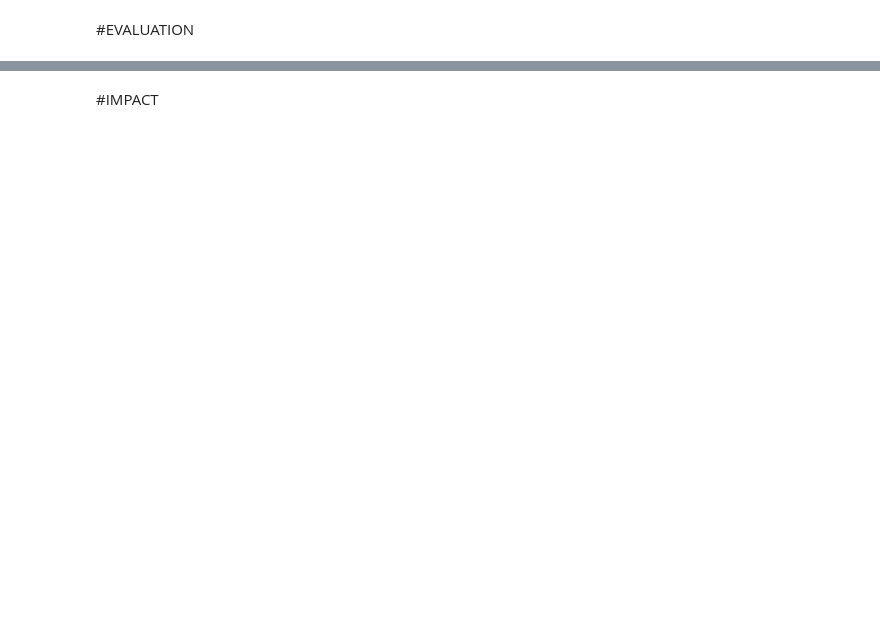
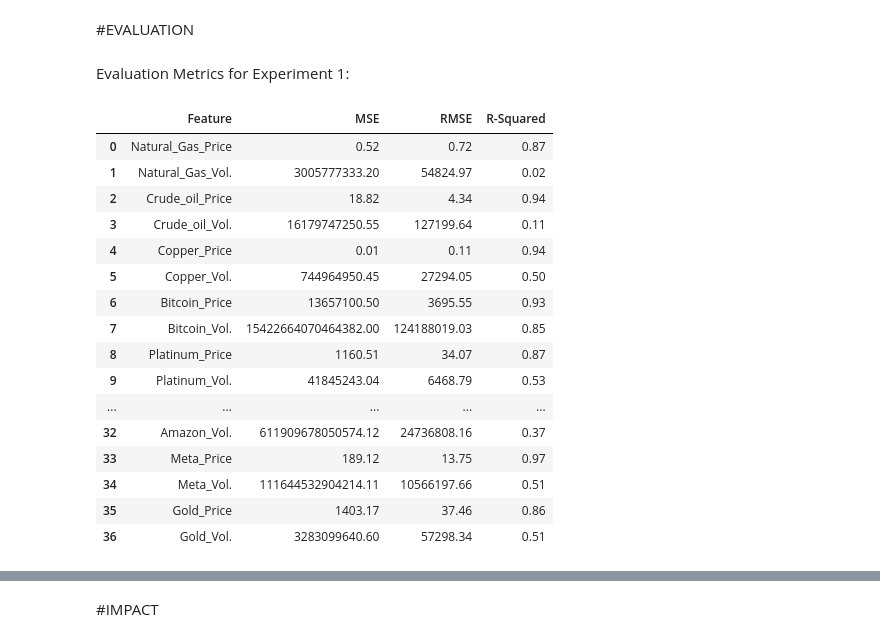
Before and after one commit to ccopenh1/3162-final-project, a Jupyter notebook: 3162_Final_Project_Group7.ipynb, the cells around one changed output, grey strips where cells are left out. Saved outputs shown, nothing was run; the diff lists cells and outputs as text; code cells hidden in the pictures; blank space fills up the shorter version.

```diff
--- a/3162_Final_Project_Group7.ipynb
+++ b/3162_Final_Project_Group7.ipynb
@@ -21,0 +366,42 @@ The dataset we will utilize for our project is sourced from an extensive examina
+# %%
+prediction_results = []
+# %%
+# Iterate over each feature column
+for feature in feature_columns:
+    # Exclude the current feature from the list of features
+    features_to_use = [col for col in feature_columns if col != feature]
+
+    # Prepare the data
+    X = numeric_data[features_to_use]
+    y = numeric_data[feature]
+
+    # Split the data into training and testing sets
+    X_train, X_test, y_train, y_test = train_test_split(X, y, test_size=0.2, random_state=42)
+
+    # Create and fit the linear regression model
+    model1 = LinearRegression()
+    model1.fit(X_train, y_train)
+
+    # Make predictions
+    y_pred = model1.predict(X_test)
+
+    # Evaluate the model
+    mse = mean_squared_error(y_test, y_pred)
+    rmse = mean_squared_error(y_test, y_pred, squared=False)
+    r_squared = r2_score(y_test, y_pred)
+
+    prediction_results.append({
+        'Feature': feature,
+        'MSE': '{:.2f}'.format(mse),
+        'RMSE': '{:.2f}'.format(rmse),
+        'R-Squared': '{:.2f}'.format(r_squared)
+    })
+
+    # print(f"# Prediction of : {feature}")
+    # print(f"\tCoefficients: {model1.coef_}") # The coefficients
+    # print("\tMean squared error (MSE): %.2f" % mse) # The mean squared error
+    # print("\tRoot Mean squared error (RMSE): %.2f" % rmse) # The root mean squared error meanint that the predicted prices deviate from the actual prices
+    # print("\tCoefficient of determination (R-squared): %.2f" % r_squared) # The coefficient of determination: 1 is perfect prediction
+    # print("----------------------------\n")
+
+prediction_df = pd.DataFrame(prediction_results)
@@ -22,2 +564,24 @@ The dataset we will utilize for our project is sourced from an extensive examina
 # %% [markdown]
 #EVALUATION
+# %% [markdown]
+Evaluation Metrics for Experiment 1:
+# %%
+prediction_df
+# %% [output]
+|  | Feature | MSE | RMSE | R-Squared |
+| 0 | Natural_Gas_Price | 0.52 | 0.72 | 0.87 |
+| 1 | Natural_Gas_Vol. | 3005777333.20 | 54824.97 | 0.02 |
+| 2 | Crude_oil_Price | 18.82 | 4.34 | 0.94 |
+| 3 | Crude_oil_Vol. | 16179747250.55 | 127199.64 | 0.11 |
+| 4 | Copper_Price | 0.01 | 0.11 | 0.94 |
+| 5 | Copper_Vol. | 744964950.45 | 27294.05 | 0.50 |
+| 6 | Bitcoin_Price | 13657100.50 | 3695.55 | 0.93 |
+| 7 | Bitcoin_Vol. | 15422664070464382.00 | 124188019.03 | 0.85 |
+| 8 | Platinum_Price | 1160.51 | 34.07 | 0.87 |
+| 9 | Platinum_Vol. | 41845243.04 | 6468.79 | 0.53 |
+| ... | ... | ... | ... | ... |
+| 32 | Amazon_Vol. | 611909678050574.12 | 24736808.16 | 0.37 |
+| 33 | Meta_Price | 189.12 | 13.75 | 0.97 |
+| 34 | Meta_Vol. | 111644532904214.11 | 10566197.66 | 0.51 |
+| 35 | Gold_Price | 1403.17 | 37.46 | 0.86 |
+| 36 | Gold_Vol. | 3283099640.60 | 57298.34 | 0.51 |
```
Also changed, not shown: parts of 48 cells of this notebook.
